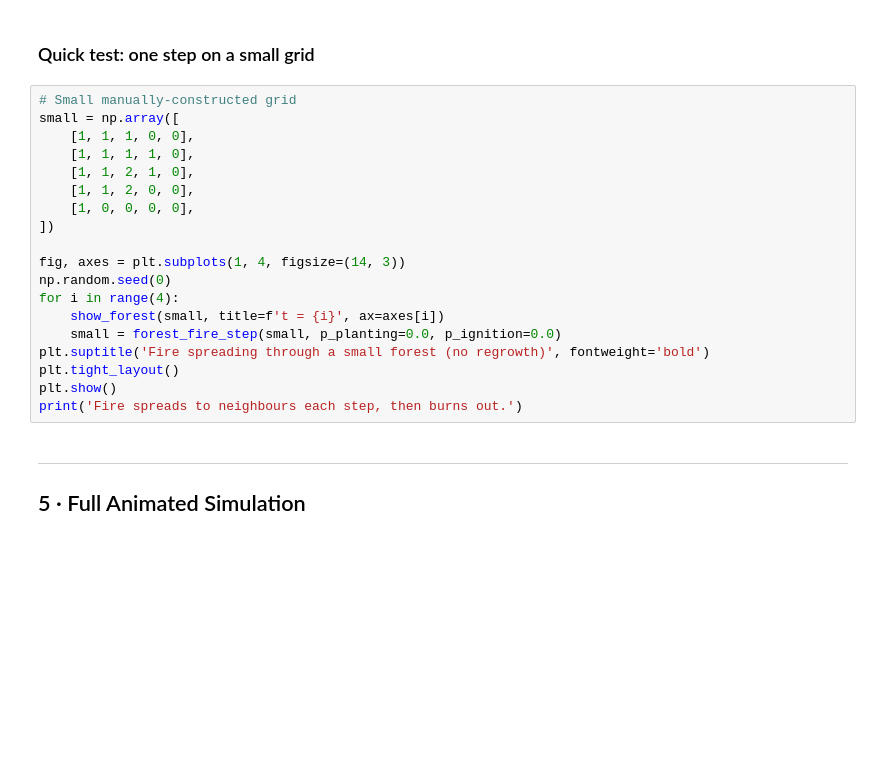
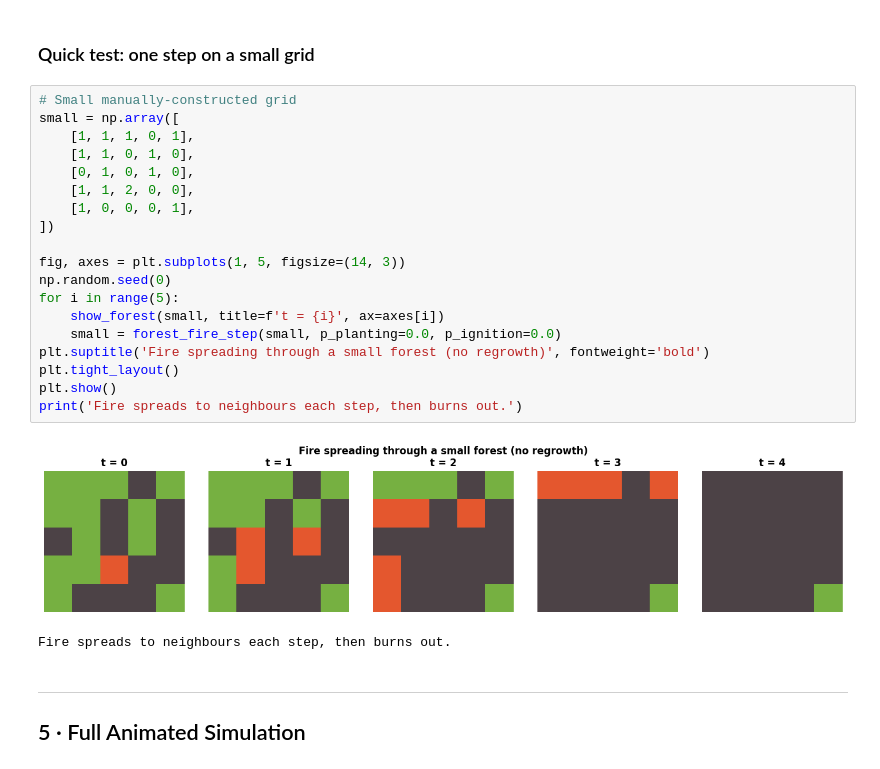
Before and after one commit to vaclav-petrak/modeling, a Jupyter notebook: lesson_4/notebooks/lesson_4_section_2_forest_fire.ipynb, the cells around one changed output. Cells and saved outputs as stored; diff of their text form; blank space fills up the shorter version.

```diff
--- a/lesson_4/notebooks/lesson_4_section_2_forest_fire.ipynb
+++ b/lesson_4/notebooks/lesson_4_section_2_forest_fire.ipynb
@@ -169,22 +180,25 @@ def forest_fire_step(grid, p_planting, p_ignition):
 # %%
 # Small manually-constructed grid
 small = np.array([
-    [1, 1, 1, 0, 0],
-    [1, 1, 1, 1, 0],
-    [1, 1, 2, 1, 0],
+    [1, 1, 1, 0, 1],
+    [1, 1, 0, 1, 0],
+    [0, 1, 0, 1, 0],
     [1, 1, 2, 0, 0],
-    [1, 0, 0, 0, 0],
+    [1, 0, 0, 0, 1],
 ])
 
-fig, axes = plt.subplots(1, 4, figsize=(14, 3))
+fig, axes = plt.subplots(1, 5, figsize=(14, 3))
 np.random.seed(0)
-for i in range(4):
+for i in range(5):
     show_forest(small, title=f't = {i}', ax=axes[i])
     small = forest_fire_step(small, p_planting=0.0, p_ignition=0.0)
 plt.suptitle('Fire spreading through a small forest (no regrowth)', fontweight='bold')
 plt.tight_layout()
 plt.show()
 print('Fire spreads to neighbours each step, then burns out.')
+# %% [output]
+[figure, added]
+Fire spreads to neighbours each step, then burns out.
 # %% [markdown]
 ---
 ## 5 · Full Animated Simulation
```
Also changed, not shown: parts of 4 cells of this notebook, 6 other files.
